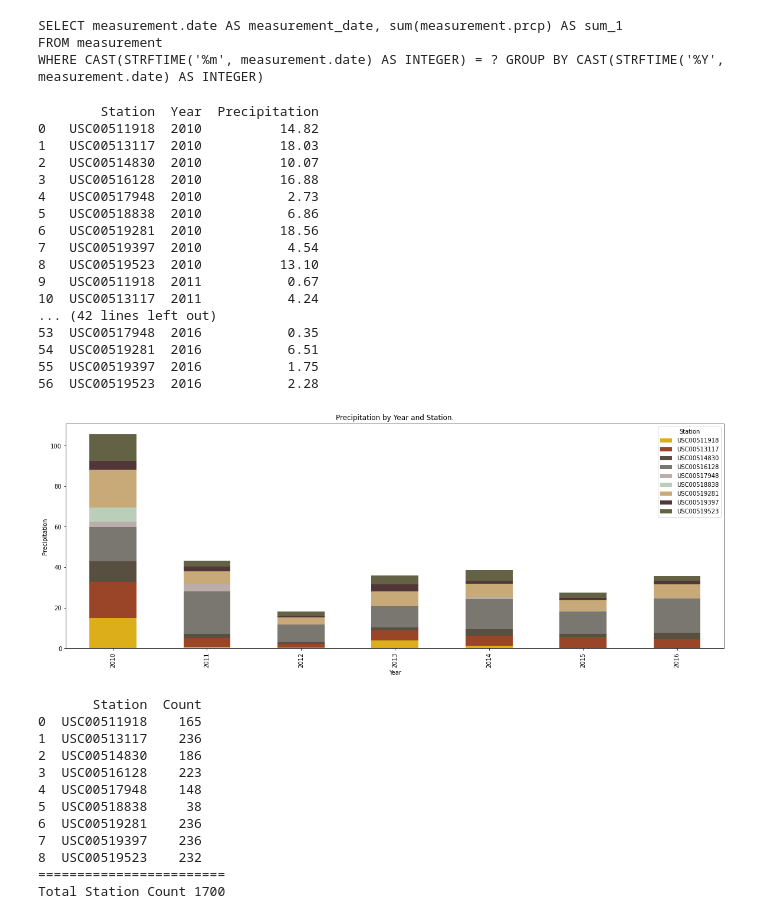
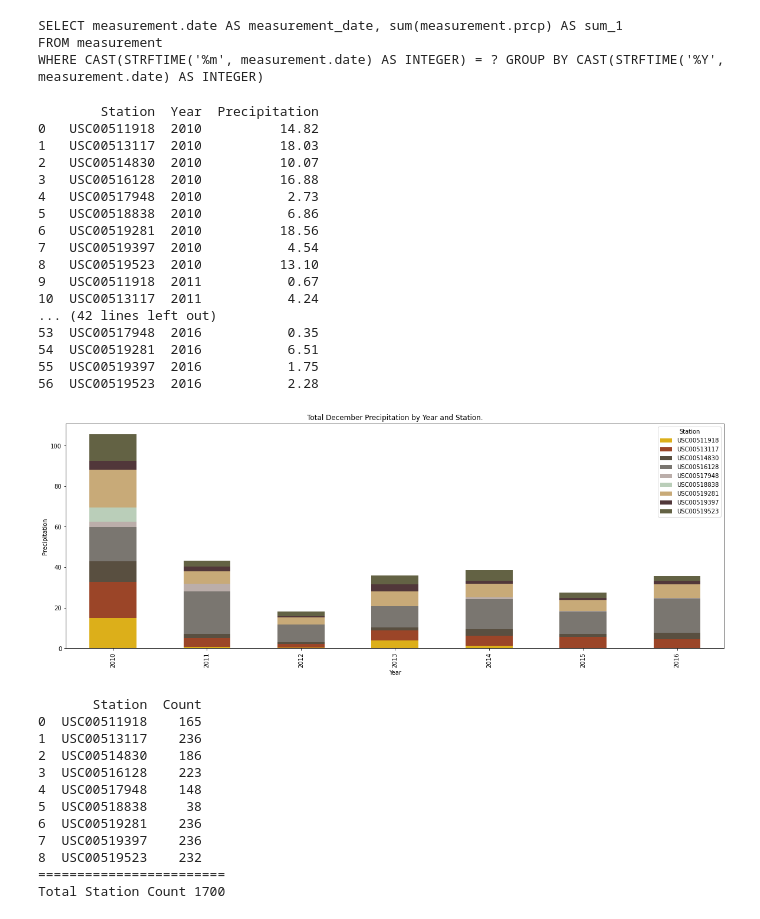
Before and after one commit to skanab/surfs_up, a Jupyter notebook: SurfsUp_Challenge.ipynb, the cells around one changed output. Drawn from its saved outputs; the diff is of its cells as text; code cells hidden in the pictures.

Commit message:
December temp char

```diff
--- a/SurfsUp_Challenge.ipynb
+++ b/SurfsUp_Challenge.ipynb
@@ -265,7 +265,7 @@ december_df['Date'] = pd.DatetimeIndex(december_df['Date']).year
 december_df = december_df.rename(columns={"Date": "Year"})
 # Begin Plot
 fig, ax = plt.subplots(figsize=(20,7))
-ax.set_title('Precipitation by Year and Station.')
+ax.set_title('Total December Precipitation by Year and Station.')
 ax.set(xlabel='Year', ylabel='Precipitation')
 #Define my own color set.
 color_list=[
@@ -273,34 +273,34 @@ color_list=[
     '#C8AA78', '#51373A', '#636244', '#C74958']
 
 #Set custom color cycler
 plt.rcParams['axes.prop_cycle'] = plt.cycler(color=color_list)
 #turn off grid lines for x axis
 #ax.get_xaxis().set_visible(False)
 
 # use unstack()
 december_df.groupby(['Year','Station']).sum()['Precipitation'].unstack().plot(kind='bar', stacked=True, ax=ax)
 
 december_df.sort_index(inplace=True)
 print(december_df)
 # %% [output]
         Station  Year  Precipitation
 0   USC00511918  2010          14.82
 1   USC00513117  2010          18.03
 2   USC00514830  2010          10.07
 3   USC00516128  2010          16.88
 4   USC00517948  2010           2.73
 5   USC00518838  2010           6.86
 6   USC00519281  2010          18.56
 7   USC00519397  2010           4.54
 8   USC00519523  2010          13.10
 9   USC00511918  2011           0.67
 10  USC00513117  2011           4.24
 ... (42 lines left out)
 53  USC00517948  2016           0.35
 54  USC00519281  2016           6.51
 55  USC00519397  2016           1.75
 56  USC00519523  2016           2.28
-[figure, old version]
+[figure, new version]
 # %%
 results = session.query(Measurement.station, func.count(Measurement.station)).filter(extract('month', Measurement.date)==6).group_by(Measurement.station).order_by(Measurement.station).all()
 june_df = pd.DataFrame(results, columns=['Station', 'Count' ])
```
Also changed, not shown: 3 other files.
